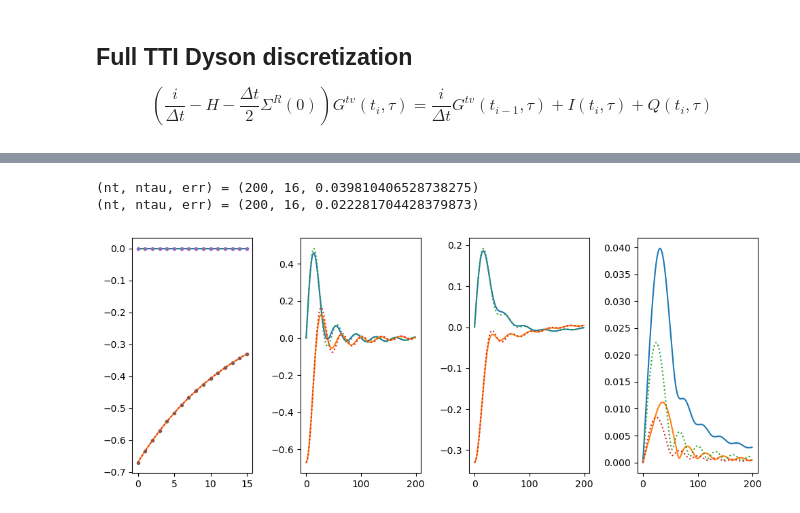
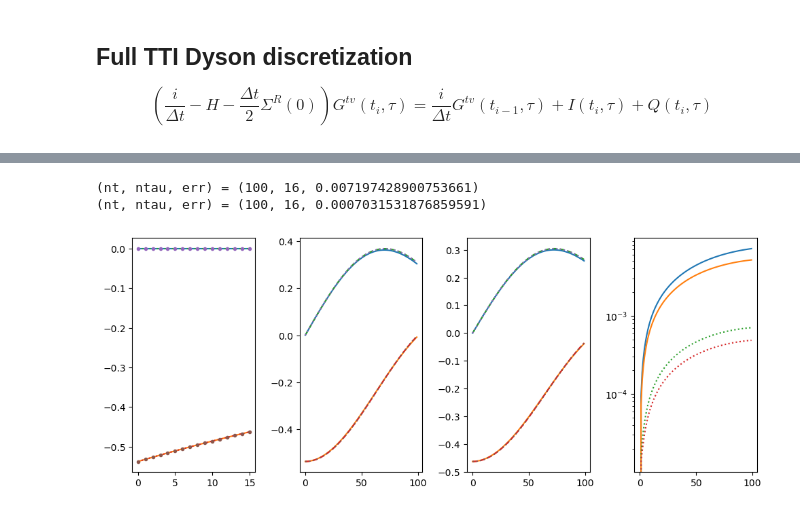
Before and after one commit to krivenko/QInchworm.jl, a Jupyter notebook: experiments/nonequilibrium/HybridizationFunction.ipynb, the cells around one changed output, grey strips where cells are left out. Drawn from its saved outputs; the diff is of its cells as text; code cells hidden in the pictures.

```diff
--- a/experiments/nonequilibrium/HybridizationFunction.ipynb
+++ b/experiments/nonequilibrium/HybridizationFunction.ipynb
@@ -175,8 +254,13 @@ function timestep_tti_euler_bwd!(G, H, Σ, t, τ)
     t0 = first(grid[forward_branch])
     tm1 = grid[forward_branch][t.ridx - 1] # Previous time
 
+    τ0 = first(grid[imaginary_branch])
+    τβ = last(grid[imaginary_branch])
+
+    ΣR = Int(Σ.ξ) * Σ[:, :, t0, τβ] - Σ[:, :, t0, τ0]
+
     b = 1im/dt * G[:, :, tm1, τ] + I + Q
-    A = 1im/dt * la.I - H - 0.5 * dt * Σ[:, :, t0, τ]
+    A = 1im/dt * la.I - H - 0.5 * dt * ΣR
 
     G[:, :, t, τ] = A \ b
 
@@ -221,12 +311,14 @@ function timestep_tti_trapz_bwd!(G, H, Σ, t, τ)
 
 end;
 # %%
-function timestep_tti!(G, H, Σ, t; euler=true)
+function timestep_tti_euler_bwd!(G, H, Σ, t)
     for τ in G.grid[imaginary_branch]
-        if euler
-            timestep_tti_euler_bwd!(G, H, Σ, t, τ)
-        else
-            timestep_tti_trapz_bwd!(G, H, Σ, t, τ)
-        end
+        timestep_tti_euler_bwd!(G, H, Σ, t, τ)
     end
 end;
+
+function timestep_tti_trapz_bwd!(G, H, Σ, t)
+    for τ in G.grid[imaginary_branch]
+        timestep_tti_trapz_bwd!(G, H, Σ, t, τ)
+    end
+end;
@@ -251,7 +479,11 @@ function solve_bethe(nt, ntau, tmax, β, t, ϵ; euler=true)
     H[1, 1] = ϵ
 
     for t in grid[forward_branch][1:end]
-        timestep_tti!(G, H, Σ, t; euler=euler)
+        if euler
+            timestep_tti_euler_bwd!(G, H, Σ, t)
+        else
+            timestep_tti_trapz_bwd!(G, H, Σ, t)
+        end
     end
 
     err = maximum(abs.(G.rm.data - Σ.rm.data))
@@ -260,53 +492,57 @@ function solve_bethe(nt, ntau, tmax, β, t, ϵ; euler=true)
     return err, G, Σ
 end;
 # %%
-β = 0.5
+β = 0.1
 t = 1.0
 ϵ = 1.5
 
-tmax = 10.0
+tmax = 1.0
 
 ntau = 16
-nt = 200
+nt = 100
 
 errs, G, Σ = solve_bethe(nt, ntau, tmax, β,  t, ϵ)
 errs_trapz, G_trapz, Σ_trapz = solve_bethe(nt, ntau, tmax, β,  t, ϵ; euler=false)
 
 subp = [1, 4, 1]
 plt.figure(figsize=(10, 4))
 
 plt.subplot(subp...); subp[end] += 1
 plt.plot(real(G.rm.data[1, 1, :, 1]))
 plt.plot(imag(G.rm.data[1, 1, :, 1]))
 plt.plot(real(Σ.rm.data[1, 1, :, 1]), ":")
 plt.plot(imag(Σ.rm.data[1, 1, :, 1]), ":")
 plt.plot(real(G.mat.data[1, 1, :, 1]), ".")
 plt.plot(imag(G.mat.data[1, 1, :, 1]), ".")
 
 plt.subplot(subp...); subp[end] += 1
 plt.plot(real(G.rm.data[1, 1, 1, :]))
 plt.plot(imag(G.rm.data[1, 1, 1, :]))
+plt.plot(real(G_trapz.rm.data[1, 1, 1, :]), "--")
+plt.plot(imag(G_trapz.rm.data[1, 1, 1, :]), "--")
 plt.plot(real(Σ.rm.data[1, 1, 1, :]), ":")
 plt.plot(imag(Σ.rm.data[1, 1, 1, :]), ":")
 
 plt.subplot(subp...); subp[end] += 1
 plt.plot(real(G.rm.data[1, 1, end, :]))
 plt.plot(imag(G.rm.data[1, 1, end, :]))
+plt.plot(real(G_trapz.rm.data[1, 1, end, :]), "--")
+plt.plot(imag(G_trapz.rm.data[1, 1, end, :]), "--")
 plt.plot(real(Σ.rm.data[1, 1, end, :]), ":")
 plt.plot(imag(Σ.rm.data[1, 1, end, :]), ":")
 
 plt.subplot(subp...); subp[end] += 1
 plt.plot(abs.(G.rm.data[1, 1, 1, :] - Σ.rm.data[1, 1, 1, :]))
 plt.plot(abs.(G.rm.data[1, 1, end, :] - Σ.rm.data[1, 1, end, :]))
 
-plt.plot(abs.(G_trapz.rm.data[1, 1, 1, :] - Σ.rm.data[1, 1, 1, :]), ":")
-plt.plot(abs.(G_trapz.rm.data[1, 1, end, :] - Σ.rm.data[1, 1, end, :]), ":")
-
+plt.plot(abs.(G_trapz.rm.data[1, 1, 1, :] - Σ_trapz.rm.data[1, 1, 1, :]), ":")
+plt.plot(abs.(G_trapz.rm.data[1, 1, end, :] - Σ_trapz.rm.data[1, 1, end, :]), ":")
+plt.semilogy([], [])
 plt.tight_layout()
 # %% [output]
-(nt, ntau, err) = (200, 16, 0.039810406528738275)
-(nt, ntau, err) = (200, 16, 0.022281704428379873)
+(nt, ntau, err) = (100, 16, 0.007197428900753661)
+(nt, ntau, err) = (100, 16, 0.0007031531876859591)
-[figure, old version]
+[figure, new version]
 # %%
 β = 0.1
 t = 1.0
```
Also changed, not shown: parts of 15 cells of this notebook.
